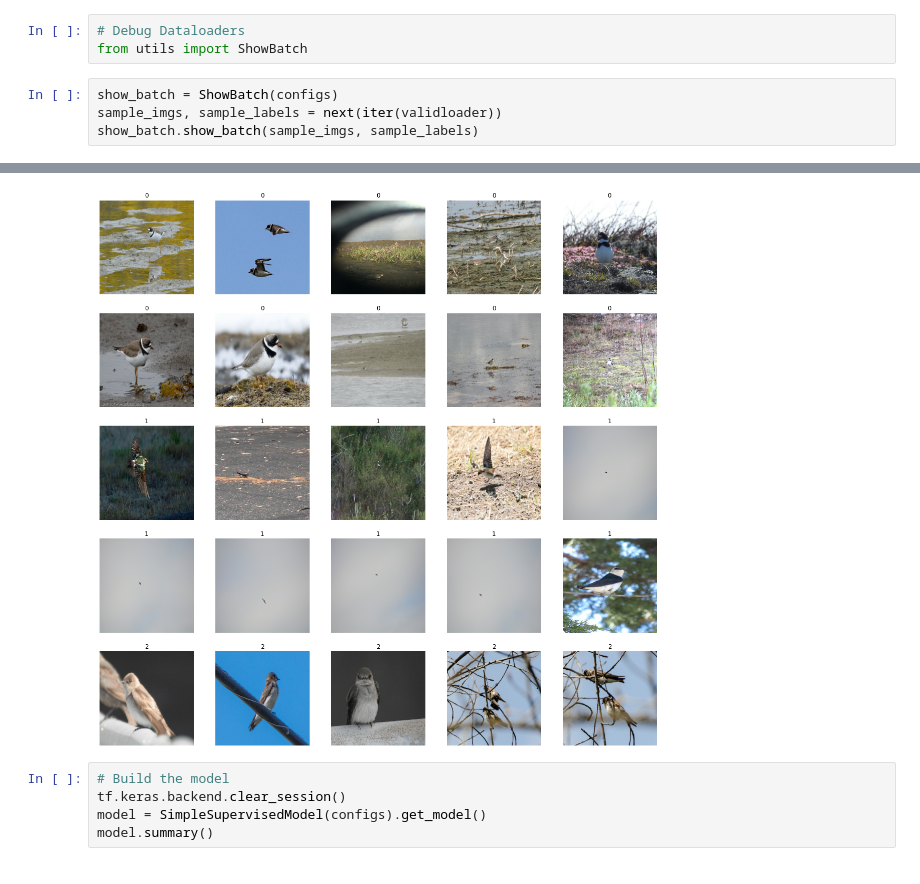
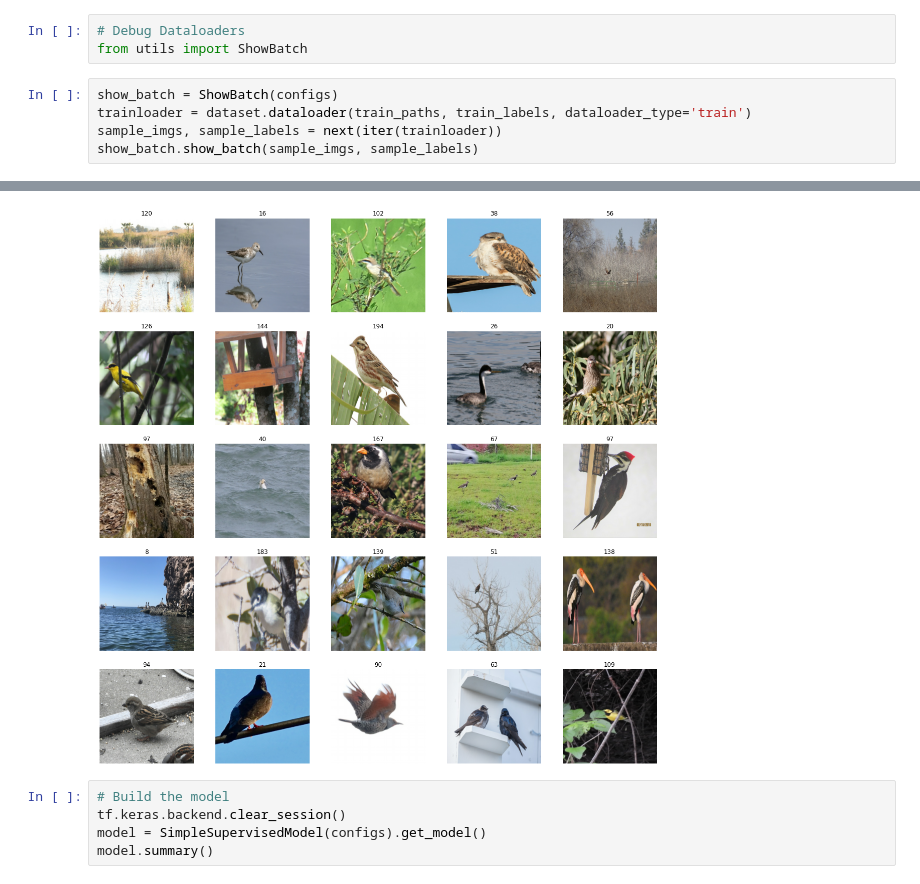
Before and after one commit to cosmo3769/SSL-study, a Jupyter notebook: train_debug.ipynb, the cells around one changed output, grey strips where cells are left out. Cells and saved outputs as stored; diff of their text form.

```diff
--- a/train_debug.ipynb
+++ b/train_debug.ipynb
@@ -57,6 +38,7 @@ validloader = dataset.dataloader(valid_paths, valid_labels, dataloader_type='val
 from utils import ShowBatch
 # %%
 show_batch = ShowBatch(configs)
-sample_imgs, sample_labels = next(iter(validloader))
+trainloader = dataset.dataloader(train_paths, train_labels, dataloader_type='train')
+sample_imgs, sample_labels = next(iter(trainloader))
 show_batch.show_batch(sample_imgs, sample_labels)
 # %% [output]
@@ -64,4 +45,4 @@ show_batch.show_batch(sample_imgs, sample_labels)
-[figure, old version]
+[figure, new version]
 # %%
 # Build the model
 tf.keras.backend.clear_session()
```
Also changed, not shown: parts of 2 cells of this notebook, 6 other files.
